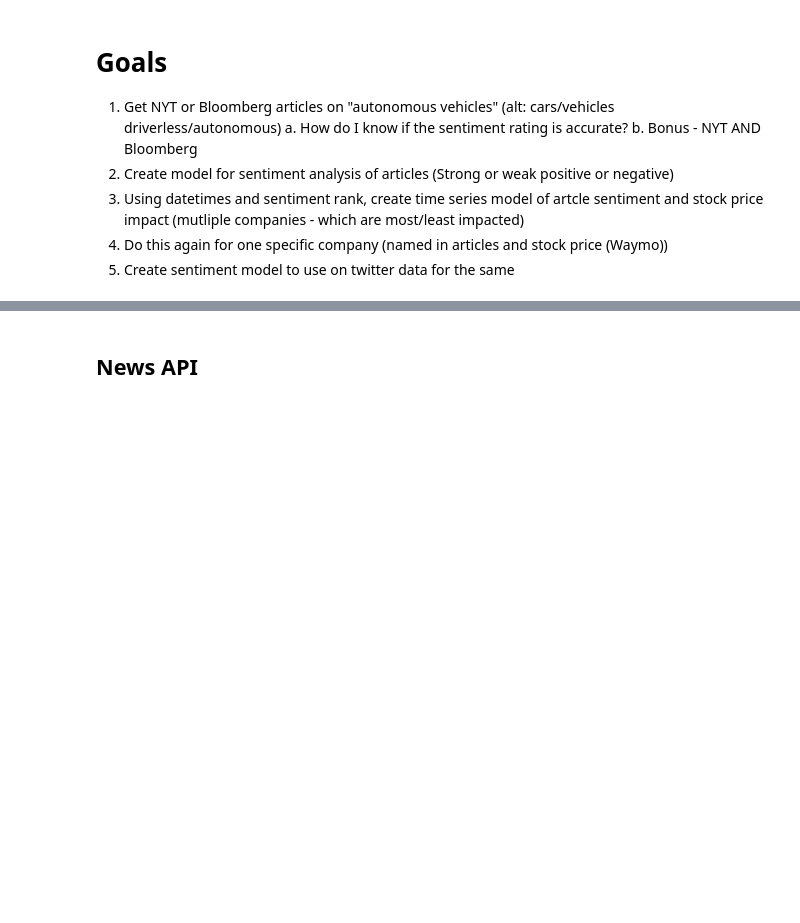
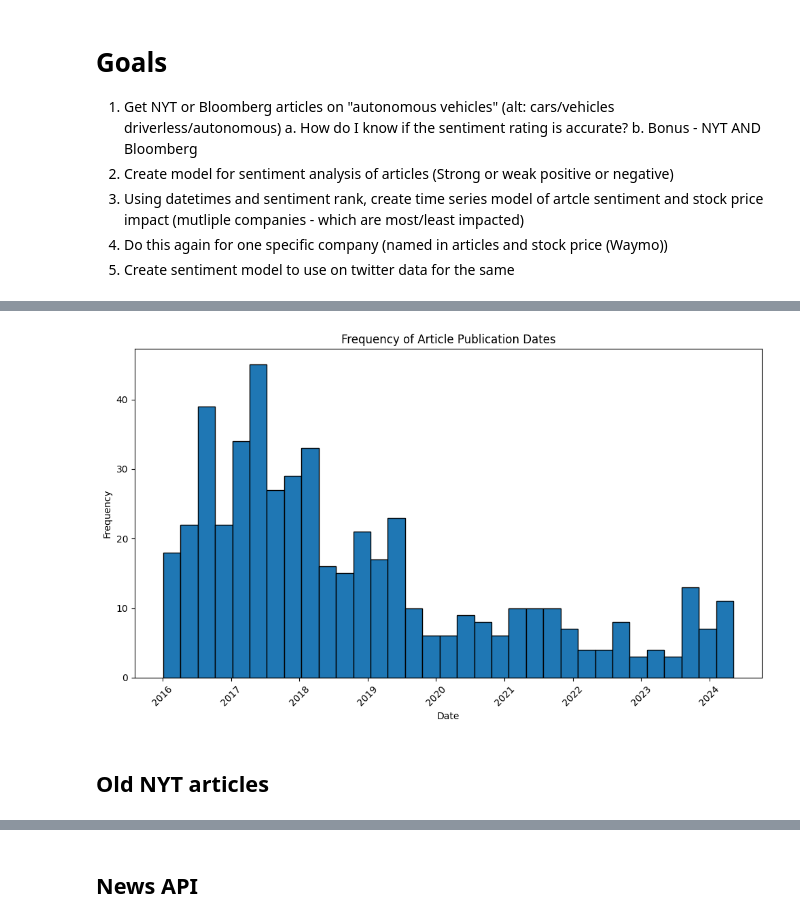
Before and after one commit to Kyle-Markwardt/robocar-sentiment, a Jupyter notebook: main/get_articles.ipynb, the cells around one changed output, grey strips where cells are left out. Saved outputs shown, nothing was run; the diff lists cells and outputs as text; code cells hidden in the pictures; blank space fills up the shorter version.

Commit message:
Got and saved articles

```diff
--- a/main/get_articles.ipynb
+++ b/main/get_articles.ipynb
@@ -85,0 +58,32 @@ pprint(snippets)
+# %%
+dates = []
+headlines = []
+snippets = []
+
+for i in range (0,num_articles):
+    date = articles_list[i]['pub_date']
+    title = articles_list[i]['headline']['main']
+    snippet = articles_list[i]['snippet']
+
+    dates.append(date)
+    headlines.append(title)
+    snippets.append(snippet)
+
+# Combine headlines and snippets
+texts = [f"{headline} {snippet}" for headline, snippet in zip(headlines, snippets)]
+
+# Convert date strings to 'YYYY-MM-DD' format
+formatted_dates = [datetime.strptime(date, "%Y-%m-%dT%H:%M:%S%z").strftime("%Y-%m-%d") for date in dates]
+
+# Create the dataframe
+data = {
+    "date": formatted_dates,
+    "text": texts
+}
+df = pd.DataFrame(data)
+
+df.sort_values('date', ascending=True, inplace=True)
+
+unique_dates = df['date'].nunique()
+print(f'Unique dates: {unique_dates}')
+df.tail()
@@ -85,0 +100,17 @@ pprint(snippets)
+# %%
+# Convert the 'date' column to datetime
+df['date'] = pd.to_datetime(df['date'])
+
+# Plotting the histogram
+plt.figure(figsize=(10, 6))
+plt.hist(df['date'], bins=33, edgecolor='black')
+plt.title('Frequency of Article Publication Dates')
+plt.xlabel('Date')
+plt.ylabel('Frequency')
+plt.xticks(rotation=45)
+plt.tight_layout()
+plt.show()
+# %% [output]
+[figure, added]
+# %% [markdown]
+## Old NYT articles
```
Also changed, not shown: parts of 19 cells of this notebook, 1 other file.
